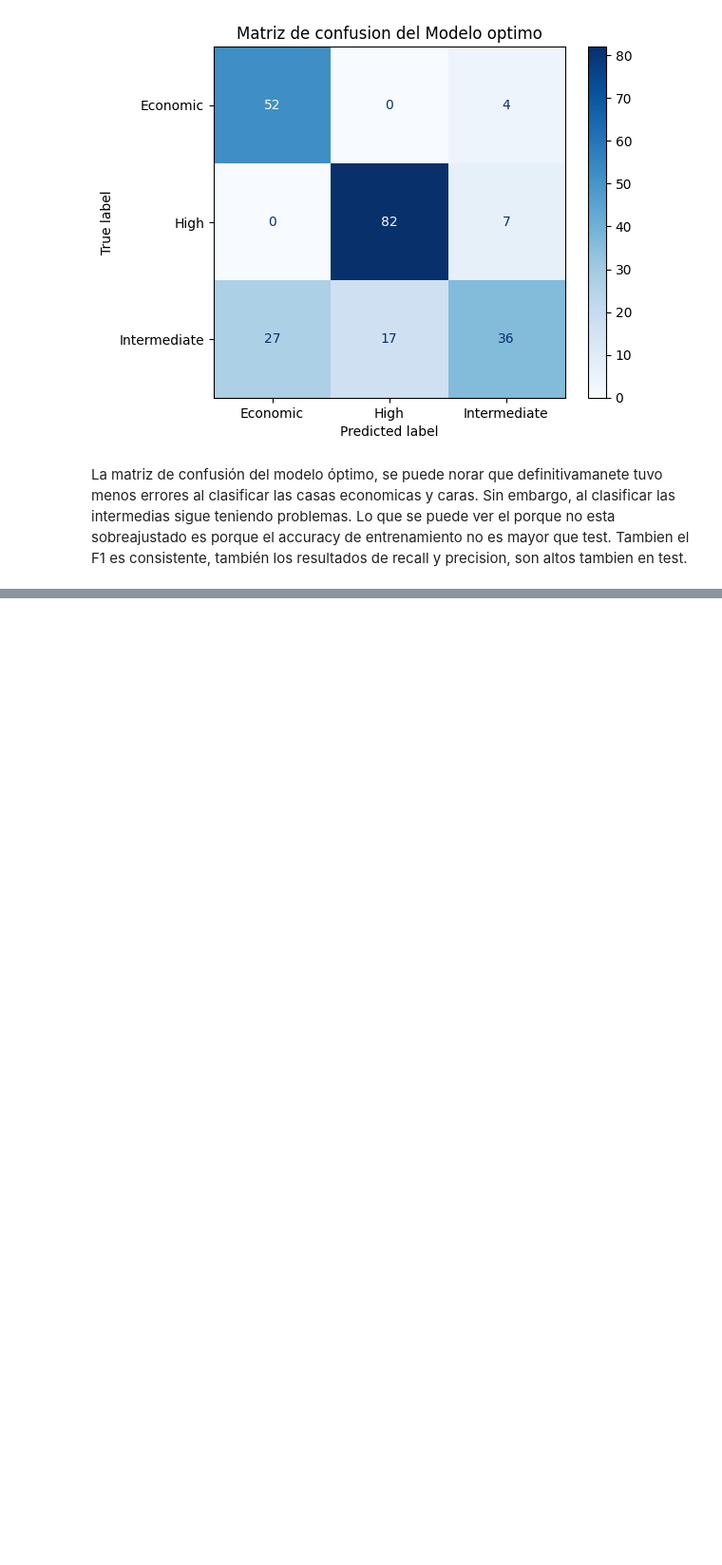
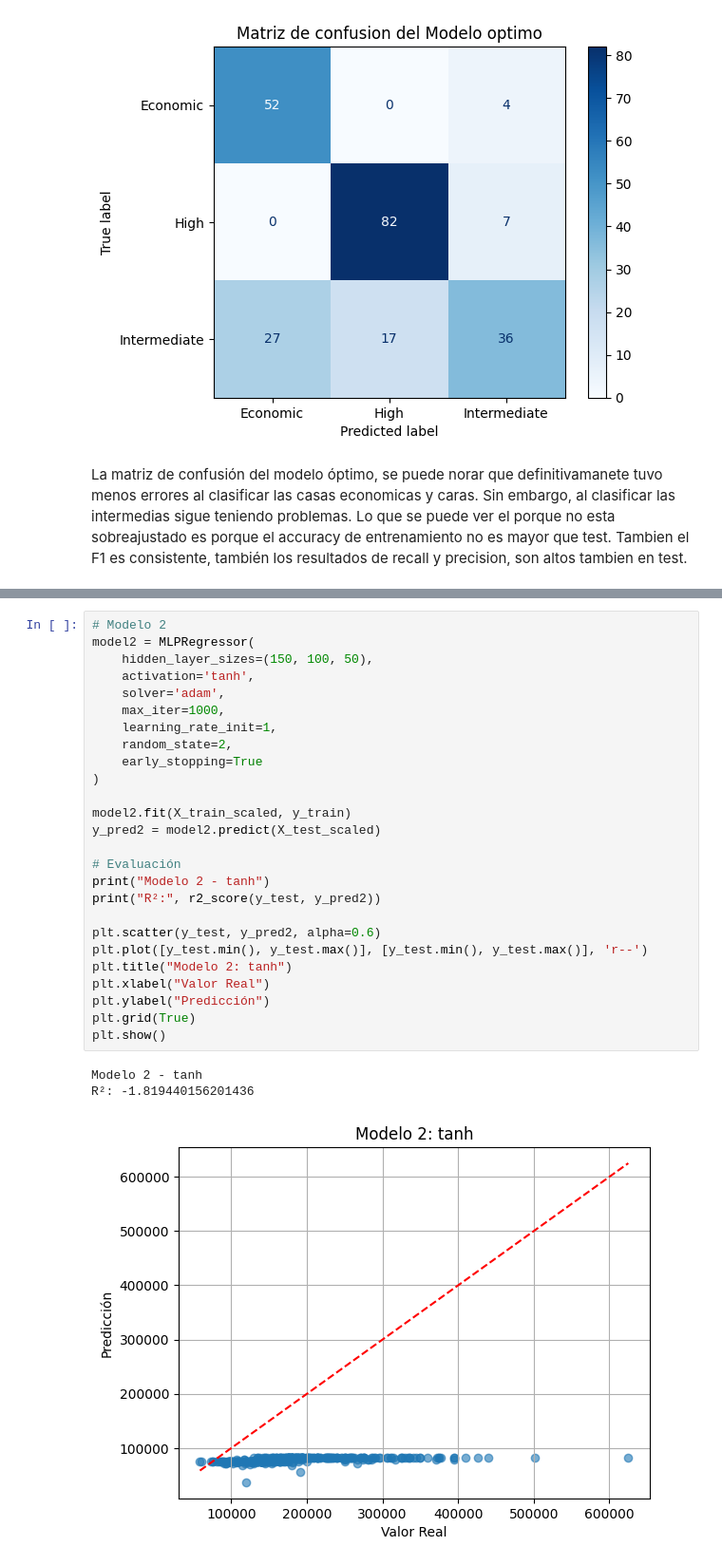
Before and after one commit to angelargd8/HTD9-MDD, a Jupyter notebook: hdt9.ipynb, the cells around one changed output, grey strips where cells are left out. Shown at 95% size. Drawn from its saved outputs; the diff is of its cells as text; blank space fills up the shorter version.

```diff
--- a/hdt9.ipynb
+++ b/hdt9.ipynb
@@ -438,0 +490,30 @@ Lo que se puede ver el porque no esta sobreajustado es porque el accuracy de ent
+# %%
+# Modelo 2
+model2 = MLPRegressor(
+    hidden_layer_sizes=(150, 100, 50),
+    activation='tanh',
+    solver='adam',
+    max_iter=1000,
+    learning_rate_init=1,
+    random_state=2,
+    early_stopping=True
+)
+
+model2.fit(X_train_scaled, y_train)
+y_pred2 = model2.predict(X_test_scaled)
+
+# Evaluación
+print("Modelo 2 - tanh")
+print("R²:", r2_score(y_test, y_pred2))
+
+plt.scatter(y_test, y_pred2, alpha=0.6)
+plt.plot([y_test.min(), y_test.max()], [y_test.min(), y_test.max()], 'r--')
+plt.title("Modelo 2: tanh")
+plt.xlabel("Valor Real")
+plt.ylabel("Predicción")
+plt.grid(True)
+plt.show()
+# %% [output]
+Modelo 2 - tanh
+R²: -1.819440156201436
+[figure, added]
```
Also changed, not shown: parts of 16 cells of this notebook, 1 other file.
